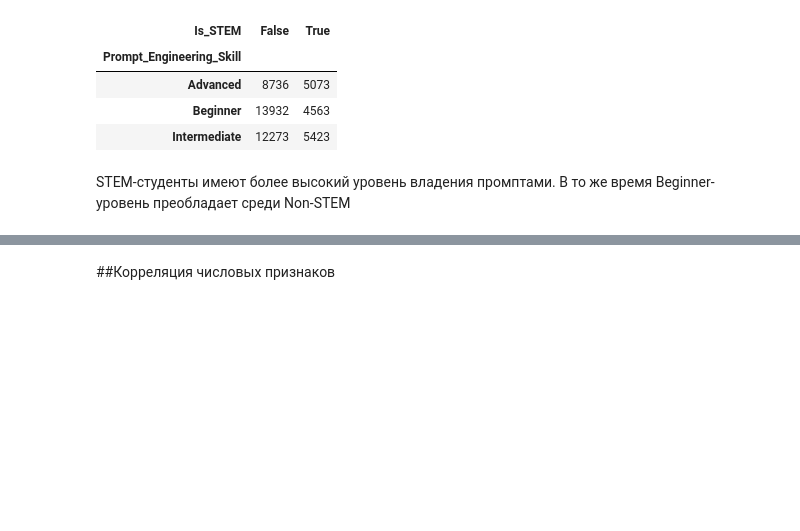
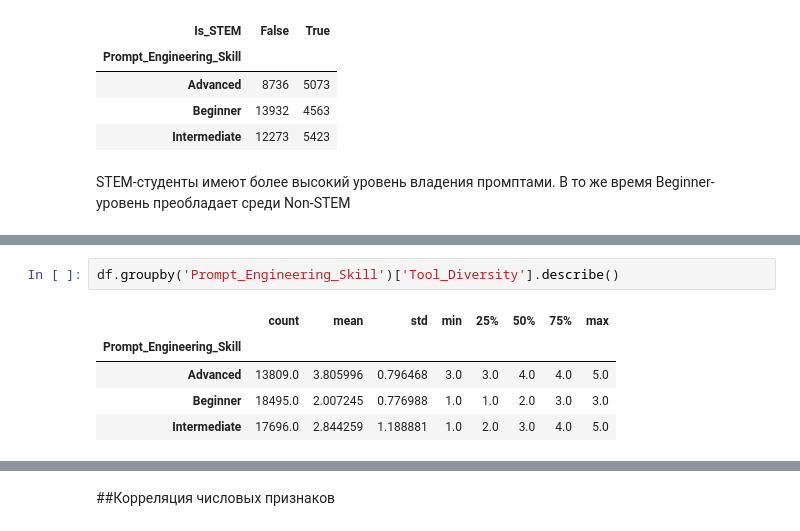
Before and after one commit to AnastasiaDolotova/ai-student-impact, a Jupyter notebook: ai_student_impact.ipynb, the cells around one changed output, grey strips where cells are left out. Drawn from its saved outputs; the diff is of its cells as text; blank space fills up the shorter version.

```diff
--- a/ai_student_impact.ipynb
+++ b/ai_student_impact.ipynb
@@ -501,0 +544,8 @@ STEM-студенты имеют более высокий уровень вла
+# %%
+df.groupby('Prompt_Engineering_Skill')['Tool_Diversity'].describe()
+# %% [output]
+|  | count | mean | std | min | 25% | 50% | 75% | max |
+| Prompt_Engineering_Skill |  |  |  |  |  |  |  |  |
+| Advanced | 13809.0 | 3.805996 | 0.796468 | 3.0 | 3.0 | 4.0 | 4.0 | 5.0 |
+| Beginner | 18495.0 | 2.007245 | 0.776988 | 1.0 | 1.0 | 2.0 | 3.0 | 3.0 |
+| Intermediate | 17696.0 | 2.844259 | 1.188881 | 1.0 | 2.0 | 3.0 | 4.0 | 5.0 |
```
Also changed, not shown: parts of 9 cells of this notebook.
